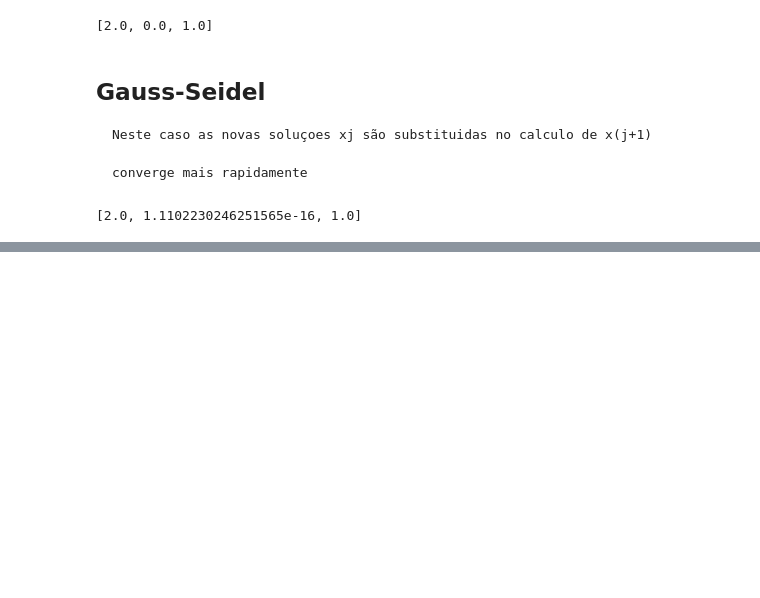
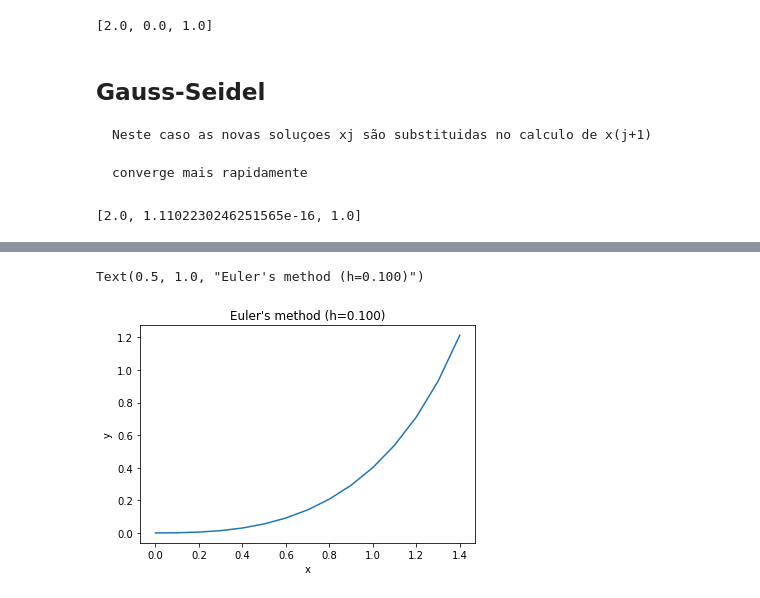
Before and after one commit to goncaloacteixeira/feup-mnum, a Jupyter notebook: test2/test2_revision_jumaruba.ipynb, the cells around one changed output, grey strips where cells are left out. Cells and saved outputs as stored; diff of their text form; code cells hidden in the pictures; blank space fills up the shorter version.

```diff
--- a/test2/test2_revision_jumaruba.ipynb
+++ b/test2/test2_revision_jumaruba.ipynb
@@ -184,0 +193,17 @@ gaussSeidel(matrixA, colB, N=2000000, info=False)
+# %%
+from math import sin, pi
+
+def func(x):
+    return sin(x)/x**2
+
+def trapRule(x0,x1,f,N=4):
+    res = 0
+    h = abs(x1-x0)/N
+    x = x0 + h
+    for i in range(N-1):
+        res += f(x)
+        x += h
+
+    return h * (f(x0) + f(x1) + 2 * res) / 2
+
+print("resultado:", trapRule(pi/2,pi,func))
@@ -184,0 +274,27 @@ gaussSeidel(matrixA, colB, N=2000000, info=False)
+# %%
+def func(x,y):
+    return x**2 + y**2
+
+
+def euler(deltaxn, f, x, y, bound):
+    y_list = [0]
+    x_list = [0]
+    while x <= bound:
+        x += deltaxn
+        y += deltaxn * f(x,y)
+        y_list.append(y)
+        x_list.append(x)
+    return (x_list, y_list)
+
+import matplotlib.pyplot as plt
+
+h = 0.1
+(x,y) = euler(h,func,0,0,1.4)
+
+plt.plot(x,y)
+plt.ylabel('y')
+plt.xlabel('x')
+plt.title("Euler's method (h=%.03f)" % h)
+# %% [output]
+Text(0.5, 1.0, "Euler's method (h=0.100)")
+[figure, added]
```
Also changed, not shown: parts of 10 cells of this notebook.
